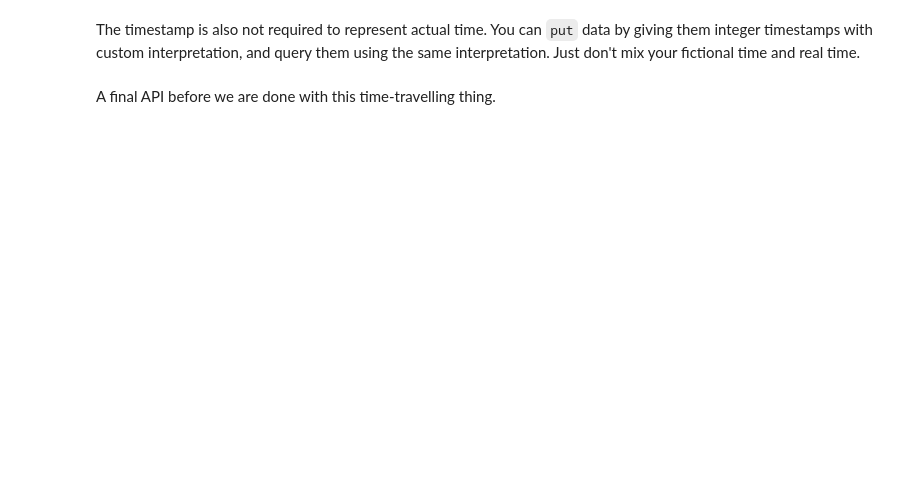
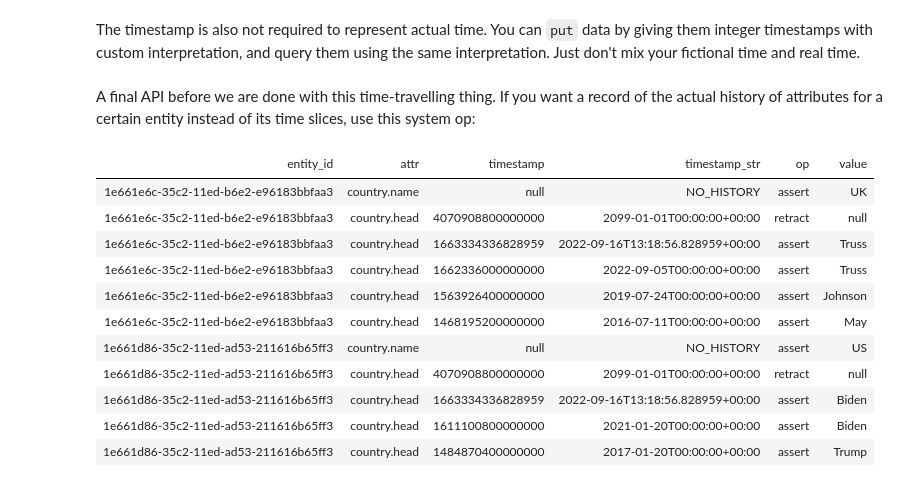
Before and after one commit to cozodb/cozo, a Jupyter notebook: tutorial/2-pilgrim.ipynb, the cells around one changed output. Cells and saved outputs as stored; diff of their text form; code cells hidden in the pictures; blank space fills up the shorter version.

Commit message:
the db history API

```diff
--- a/tutorial/2-pilgrim.ipynb
+++ b/tutorial/2-pilgrim.ipynb
@@ -619,4 +621,19 @@ Took 0ms
 # %% [markdown]
 The timestamp is also not required to represent actual time. You can `put` data by giving them integer timestamps with custom interpretation, and query them using the same interpretation. Just don't mix your fictional time and real time.
 # %% [markdown]
-A final API before we are done with this time-travelling thing.
+A final API before we are done with this time-travelling thing. If you want a record of the actual history of attributes for a certain entity instead of its time slices, use this system op:
+# %%
+:db history for ['country.name', 'UK'], ['country.name', 'US'] : country.name, country.head
+# %% [output]
+| entity_id | attr | timestamp | timestamp_str | op | value |
+| 1e661e6c-35c2-11ed-b6e2-e96183bbfaa3 | country.name | null | NO_HISTORY | assert | UK |
+| 1e661e6c-35c2-11ed-b6e2-e96183bbfaa3 | country.head | 4070908800000000 | 2099-01-01T00:00:00+00:00 | retract | null |
+| 1e661e6c-35c2-11ed-b6e2-e96183bbfaa3 | country.head | 1663334336828959 | 2022-09-16T13:18:56.828959+00:00 | assert | Truss |
+| 1e661e6c-35c2-11ed-b6e2-e96183bbfaa3 | country.head | 1662336000000000 | 2022-09-05T00:00:00+00:00 | assert | Truss |
+| 1e661e6c-35c2-11ed-b6e2-e96183bbfaa3 | country.head | 1563926400000000 | 2019-07-24T00:00:00+00:00 | assert | Johnson |
+| 1e661e6c-35c2-11ed-b6e2-e96183bbfaa3 | country.head | 1468195200000000 | 2016-07-11T00:00:00+00:00 | assert | May |
+| 1e661d86-35c2-11ed-ad53-211616b65ff3 | country.name | null | NO_HISTORY | assert | US |
+| 1e661d86-35c2-11ed-ad53-211616b65ff3 | country.head | 4070908800000000 | 2099-01-01T00:00:00+00:00 | retract | null |
+| 1e661d86-35c2-11ed-ad53-211616b65ff3 | country.head | 1663334336828959 | 2022-09-16T13:18:56.828959+00:00 | assert | Biden |
+| 1e661d86-35c2-11ed-ad53-211616b65ff3 | country.head | 1611100800000000 | 2021-01-20T00:00:00+00:00 | assert | Biden |
+| 1e661d86-35c2-11ed-ad53-211616b65ff3 | country.head | 1484870400000000 | 2017-01-20T00:00:00+00:00 | assert | Trump |
```
Also changed, not shown: parts of 18 cells of this notebook, 4 other files.
